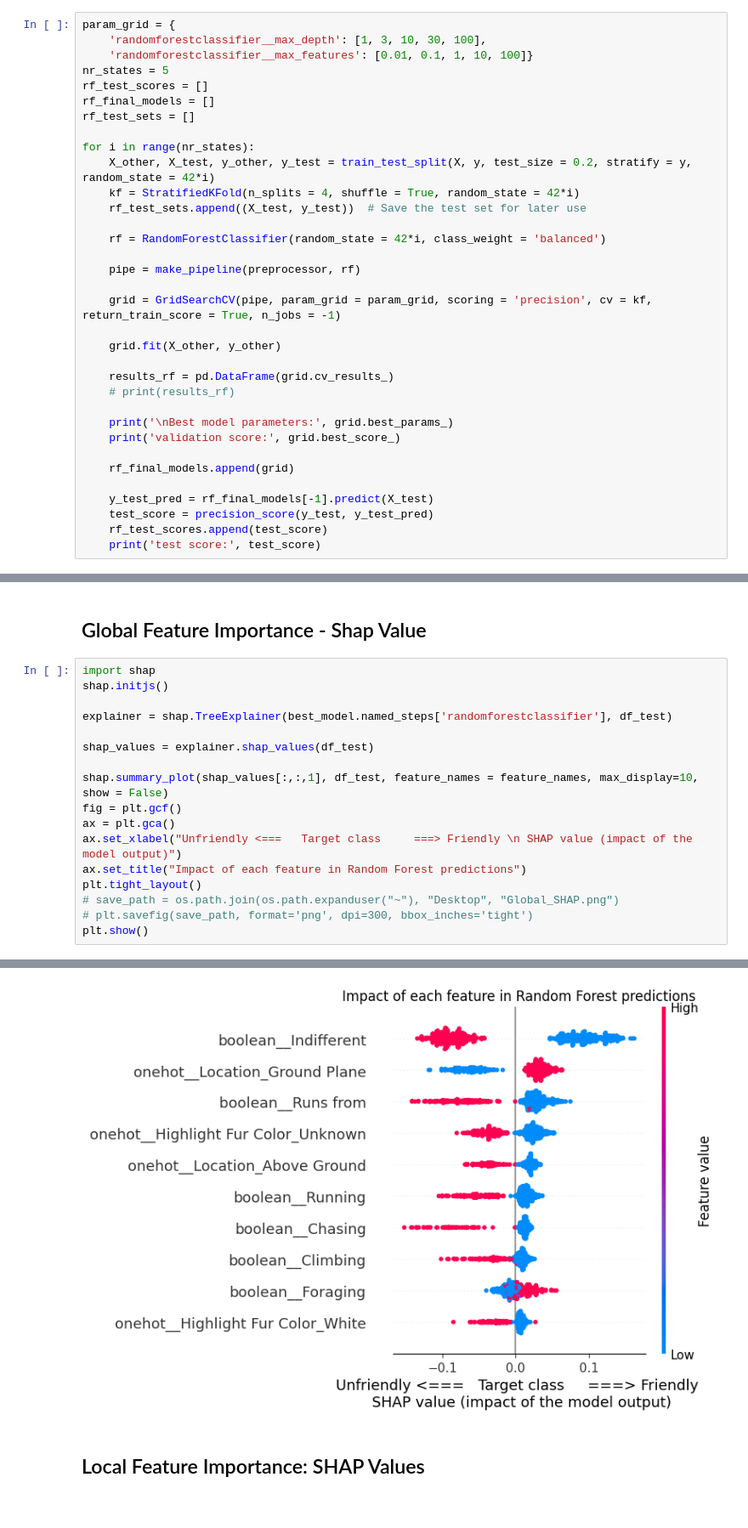
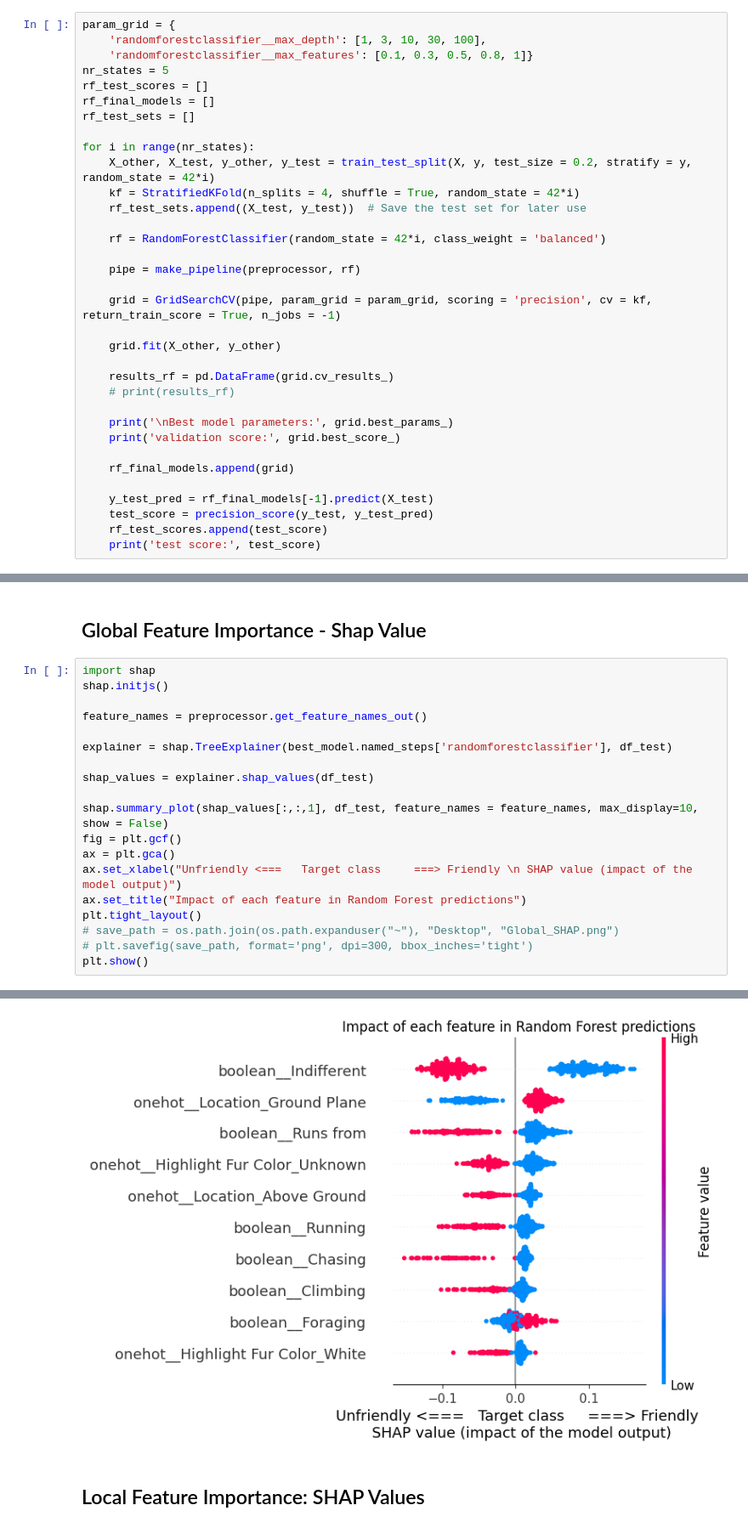
Before and after one commit to xiaoke-song/1030project_squirrels, a Jupyter notebook: src/friendly_squirrel.ipynb, the cells around one changed output, grey strips where cells are left out. Shown at 85% size. Drawn from its saved outputs; the diff is of its cells as text.

```diff
--- a/src/friendly_squirrel.ipynb
+++ b/src/friendly_squirrel.ipynb
@@ -745,7 +747,7 @@ plt.show()
 # %%
 param_grid = {
     'randomforestclassifier__max_depth': [1, 3, 10, 30, 100],
-    'randomforestclassifier__max_features': [0.01, 0.1, 1, 10, 100]}
+    'randomforestclassifier__max_features': [0.1, 0.3, 0.5, 0.8, 1]}
 nr_states = 5
 rf_test_scores = []
 rf_final_models = []
@@ -1226,23 +1228,25 @@ plt.show()
 # %%
 import shap
 shap.initjs()
+
+feature_names = preprocessor.get_feature_names_out()
 
 explainer = shap.TreeExplainer(best_model.named_steps['randomforestclassifier'], df_test)
 
 shap_values = explainer.shap_values(df_test)
 
 shap.summary_plot(shap_values[:,:,1], df_test, feature_names = feature_names, max_display=10, show = False)
 fig = plt.gcf()
 ax = plt.gca()
 ax.set_xlabel("Unfriendly <===   Target class     ===> Friendly \n SHAP value (impact of the model output)")
 ax.set_title("Impact of each feature in Random Forest predictions")
 plt.tight_layout()
 # save_path = os.path.join(os.path.expanduser("~"), "Desktop", "Global_SHAP.png")
 # plt.savefig(save_path, format='png', dpi=300, bbox_inches='tight')
 plt.show()
 # %% [output]
 [interactive output not drawn]
-[figure, old version]
+[figure, new version]
 # %% [markdown]
 ## Local Feature Importance: SHAP Values ##
 # %%
```
Also changed, not shown: parts of 6 cells of this notebook, 4 other files.
